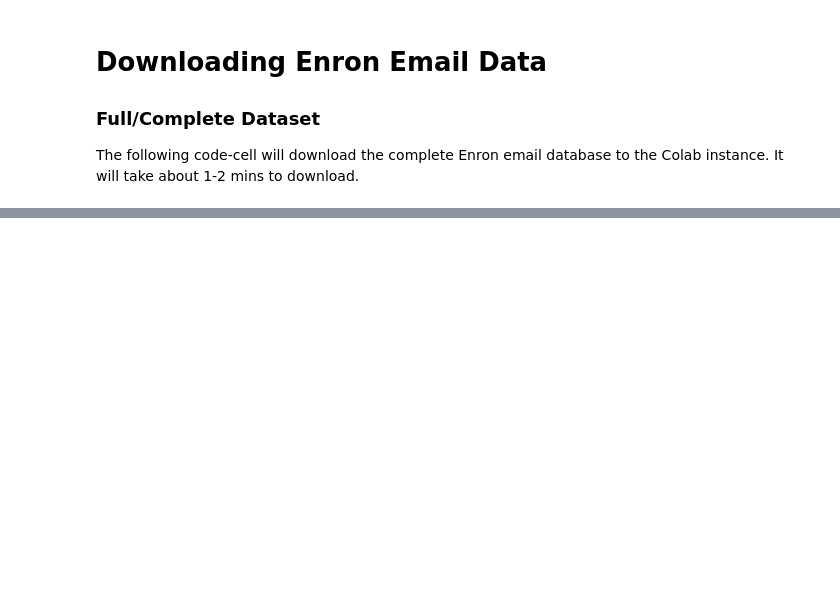
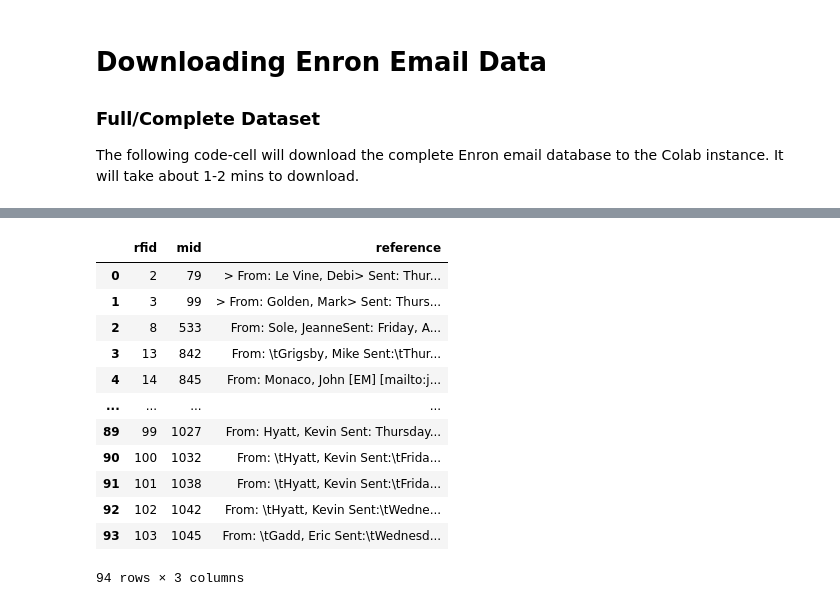
Before and after one commit to Ashlay01/Ash21212022, a Jupyter notebook: Copy_of_download_enron_data.ipynb, the cells around one changed output, grey strips where cells are left out. Saved outputs shown, nothing was run; the diff lists cells and outputs as text; code cells hidden in the pictures; blank space fills up the shorter version.

```diff
--- a/Copy_of_download_enron_data.ipynb
+++ b/Copy_of_download_enron_data.ipynb
@@ -48,0 +177,24 @@ Some tools to inspect the database (*Not needed for assignment*)
+# %%
+#using pandas library to read database
+import pandas as pd
+
+sql='''
+SELECT * from referenceinfo;
+'''
+# Load the data into a DataFrame
+referenceinfo_df = pd.read_sql_query(sql, conn)
+referenceinfo_df
+# %% [output]
+|  | rfid | mid | reference |
+| 0 | 2 | 79 | > From: Le Vine, Debi> Sent: Thur... |
+| 1 | 3 | 99 | > From: Golden, Mark> Sent: Thurs... |
+| 2 | 8 | 533 | From: Sole, JeanneSent: Friday, A... |
+| 3 | 13 | 842 | From: \tGrigsby, Mike Sent:\tThur... |
+| 4 | 14 | 845 | From: Monaco, John [EM] [mailto:j... |
+| ... | ... | ... | ... |
+| 89 | 99 | 1027 | From: Hyatt, Kevin Sent: Thursday... |
+| 90 | 100 | 1032 | From: \tHyatt, Kevin Sent:\tFrida... |
+| 91 | 101 | 1038 | From: \tHyatt, Kevin Sent:\tFrida... |
+| 92 | 102 | 1042 | From: \tHyatt, Kevin Sent:\tWedne... |
+| 93 | 103 | 1045 | From: \tGadd, Eric Sent:\tWednesd... |
+94 rows × 3 columns
```
Also changed, not shown: parts of 17 cells of this notebook.
